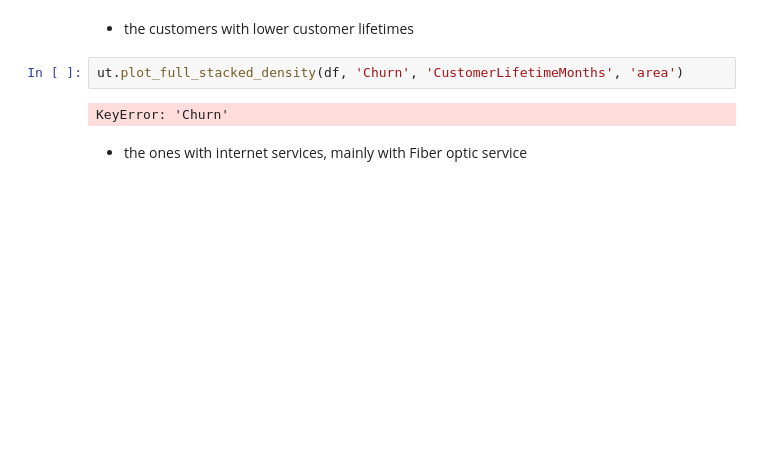
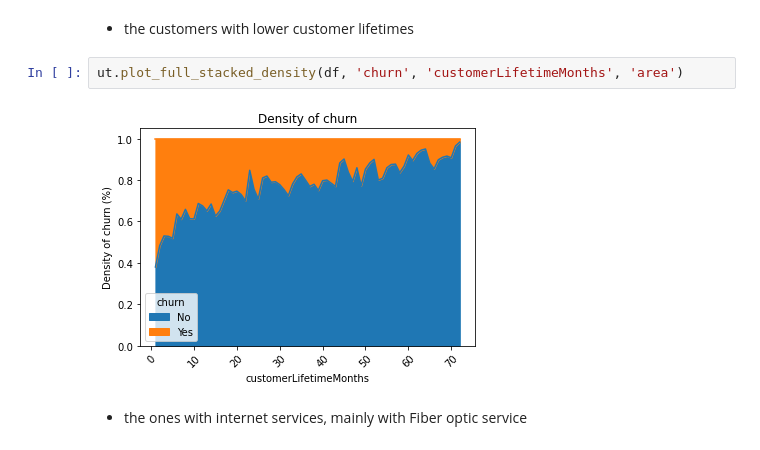
Before and after one commit to bhargitay/telco_customer_churn, a Jupyter notebook: telco_customer_churn.ipynb, the cells around one changed output. Saved outputs shown, nothing was run; the diff lists cells and outputs as text; blank space fills up the shorter version.

```diff
--- a/telco_customer_churn.ipynb
+++ b/telco_customer_churn.ipynb
@@ -500,9 +492,9 @@ KeyError: 'Churn'
 # %% [markdown]
 - the customers with lower customer lifetimes
 # %%
-ut.plot_full_stacked_density(df, 'Churn', 'CustomerLifetimeMonths', 'area')
+ut.plot_full_stacked_density(df, 'churn', 'customerLifetimeMonths', 'area')
 # %% [output]
-KeyError: 'Churn'
+[figure, added]
 # %% [markdown]
 * the ones with internet services, mainly with Fiber optic service
 # %%
```
Also changed, not shown: parts of 9 cells of this notebook.
